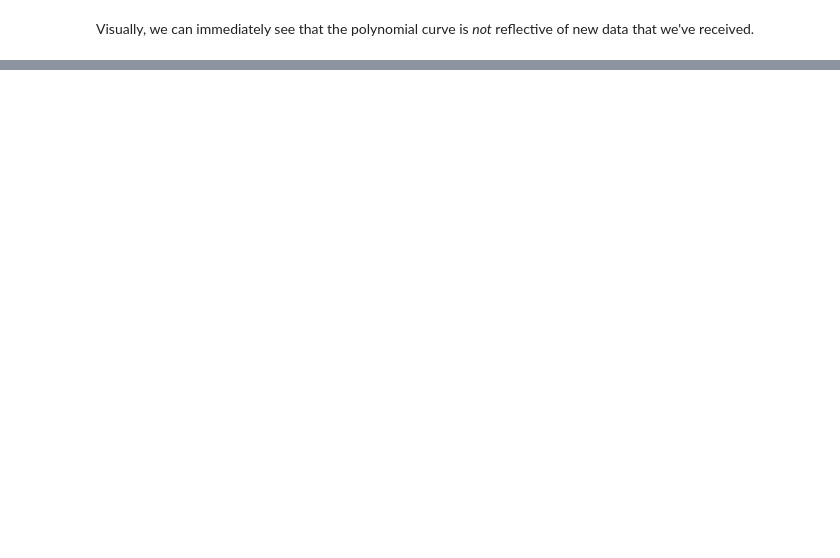
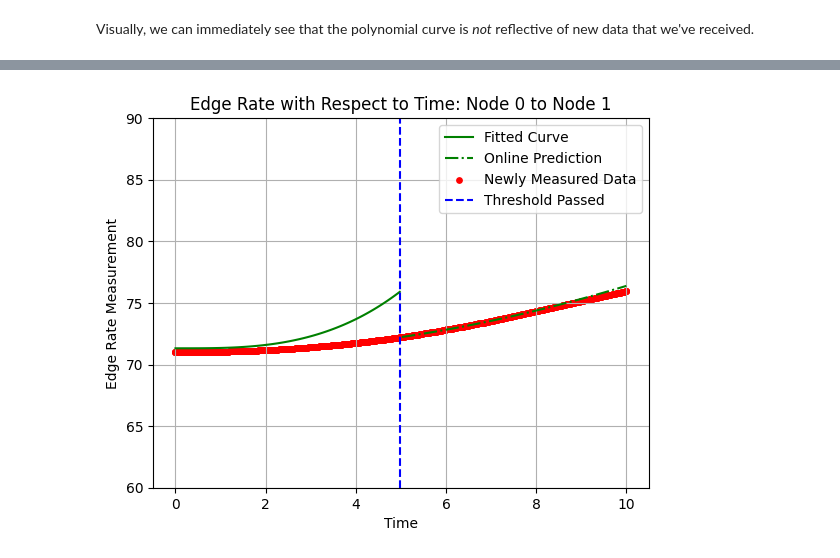
Before and after one commit to 21ShisodeParth/dynamicdijkstras, a Jupyter notebook: example.ipynb, the cells around one changed output, grey strips where cells are left out. Saved outputs shown, nothing was run; the diff lists cells and outputs as text; code cells hidden in the pictures; blank space fills up the shorter version.

Commit message:
done w code?

```diff
--- a/example.ipynb
+++ b/example.ipynb
@@ -382,0 +390,26 @@ If we've realized that our previously calculated polynomial is not a good enough
+# %%
+warnings.filterwarnings("ignore")
+
+X = adj_matrix_real[0][1]['time']
+y = adj_matrix_real[0][1]['observed']
+
+X_done = x_points[:len(X)]
+y_done = y_fit[:len(X)]
+X_pred = x_points[len(X):]
+
+model = ARIMA(y, order = (1, 3, 1))
+y_pred = model.fit().forecast(len(X_pred))
+# %%
+plt.plot(X_done, y_done, color='green', label='Fitted Curve')
+plt.plot(X_pred, y_pred, color='green', label='Online Prediction', linestyle = 'dashdot')
+plt.scatter(rel_data['time'], rel_data['edge_rate'], color = 'red', label = 'Newly Measured Data', s = 15)
+plt.xlabel('Time')
+plt.ylabel('Edge Rate Measurement')
+plt.title('Edge Rate with Respect to Time: Node 0 to Node 1')
+plt.axvline(x = passed, color = 'blue', linestyle = '--', label = "Threshold Passed")
+plt.legend()
+plt.ylim(60, 90)
+plt.grid(True)
+plt.show()
+# %% [output]
+[figure, added]
```
Also changed, not shown: parts of 16 cells of this notebook, 2 other files.
